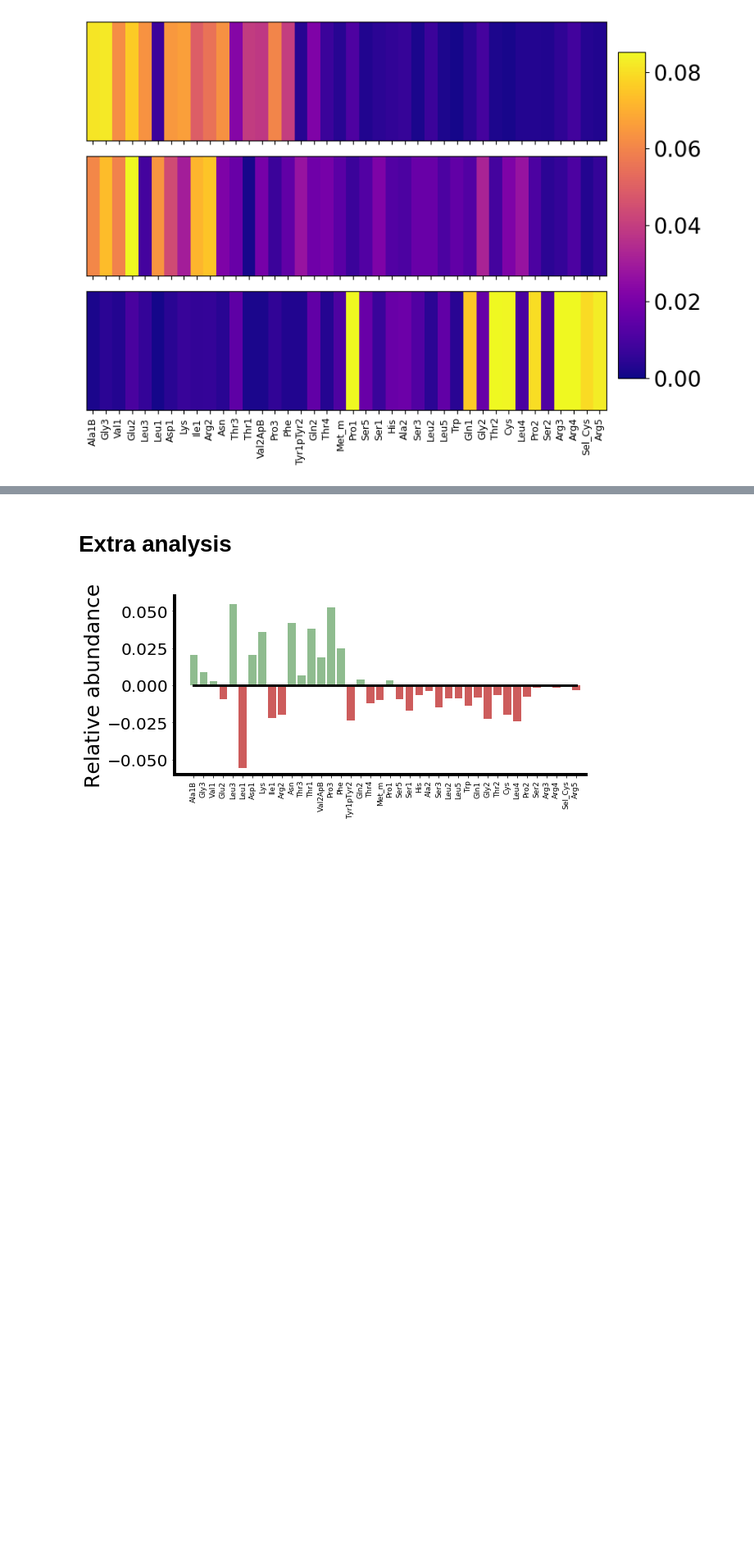
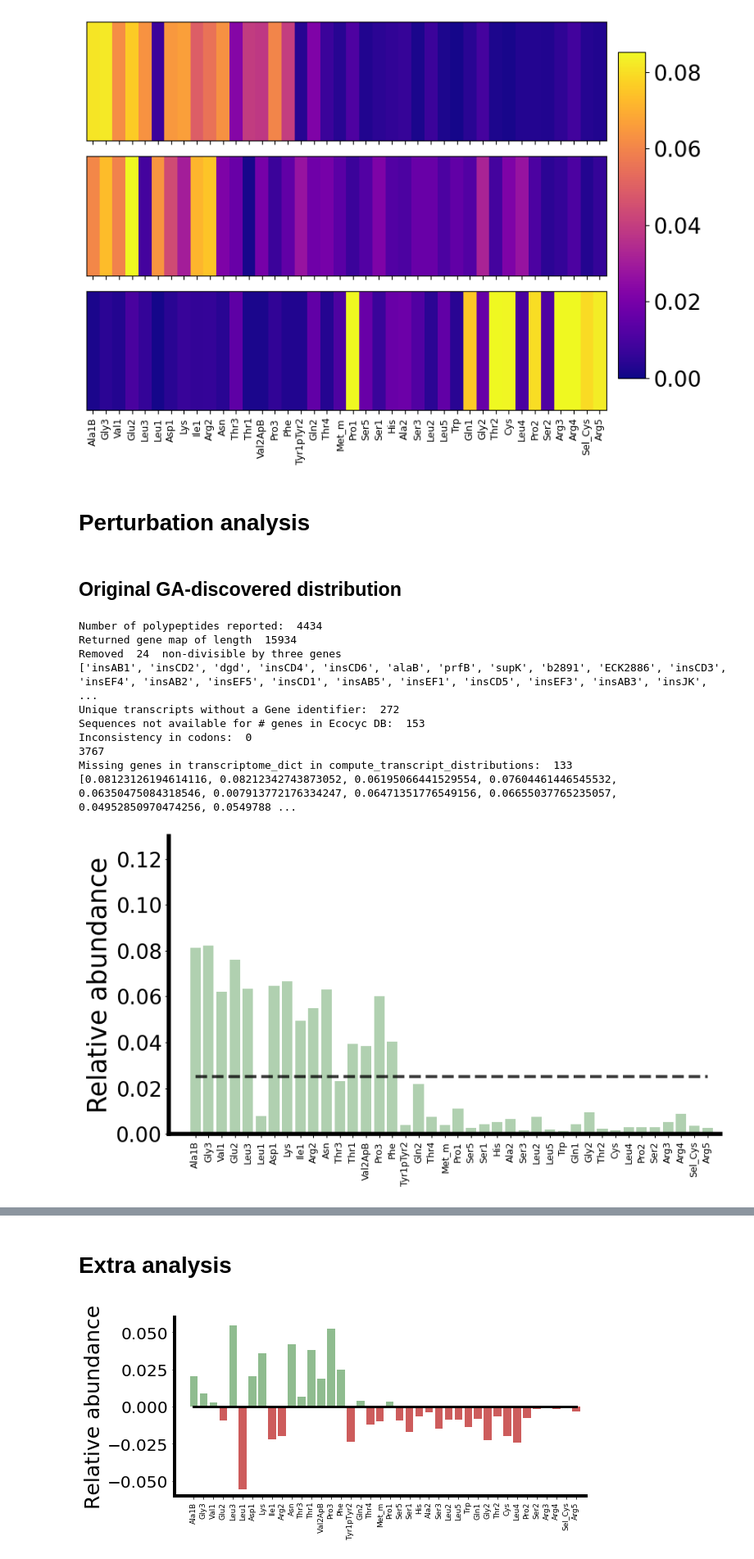
Before and after one commit to EndyLab/tRNACAD, a Jupyter notebook: tRNACodonGAOptimization.ipynb, the cells around one changed output, grey strips where cells are left out. Shown at 82% size. Drawn from its saved outputs; the diff is of its cells as text; code cells hidden in the pictures; blank space fills up the shorter version.

```diff
--- a/tRNACodonGAOptimization.ipynb
+++ b/tRNACodonGAOptimization.ipynb
@@ -412,3 +368,73 @@ plt.tight_layout()
 plt.show()
 # %% [output]
 [figure]
+# %% [markdown]
+# Perturbation analysis
+# %% [markdown]
+## Original GA-discovered distribution
+# %%
+tRNA_tags = ["Ala1B", "Ala2", "Arg2", "Arg3", "Arg4", "Arg5", "Asn", "Asp1", "Cys", "Gln1", "Gln2", \
+"Glu2", "Gly2", "Gly3", "His", "Ile1", "Leu1", "Leu2", "Leu3", "Leu4", "Leu5", "Lys", \
+"Met_m", "Phe", "Pro1", "Pro2", "Pro3", "Sel_Cys", "Ser1", "Ser2", "Ser3", "Ser5", "Thr1", \
+"Thr2", "Thr3", "Thr4", "Trp", "Tyr1pTyr2", "Val1", "Val2ApB"]
+codon_tags = ['GGG', 'GGA', 'GGU', 'GGC', 'GAG', 'GAA', 'GAU', 'GAC', 'GUG', 'GUA', 'GUU', 'GUC', 'GCG', 'GCA', 'GCU', 'GCC', 'AGG', 'AGA', 'AGU', 'AGC', 'AAG', 'AAA', 'AAU', 'AAC', 'AUG', 'AUA', 'AUU', 'AUC', 'ACG', 'ACA', 'ACU', 'ACC', 'UGG', 'UGA', 'UGU', 'UGC', 'UAU', 'UAC', 'UUG', 'UUA', 'UUU', 'UUC', 'UCG', 'UCA', 'UCU', 'UCC', 'CGG', 'CGA', 'CGU', 'CGC', 'CAG', 'CAA', 'CAU', 'CAC', 'CUG', 'CUA', 'CUU', 'CUC', 'CCG', 'CCA', 'CCU', 'CCC']
+
+#Load elongation rate per codon
+codon_elongt = compute_codon_elongt(gr25_ptRNA, len(gr25_pCodon), ensmbl_latency_dict)
+gene_map,gene_latency = compute_gene_elongt(codon_elongt)
+pCodon_transcriptome, transcriptome_elongt = compute_transcript_distributions(gene_map,gene_latency)
+pCodon_WT = np.array(pCodon_transcriptome)
+
+ptRNA_dict, pcodon_dict, codon_dict, codonLabels, pCodon, tRNA_dict = cognateDistrib(gr25_ptRNA,pCodon_transcriptome,extra2=True)
+codon_sorted_indices = np.flip(pCodon.argsort())
+pCodon_sorted = pCodon[codon_sorted_indices]
+codon_sorted = codonLabels[codon_sorted_indices]
+
+#Sort tRNA by codon usage in transcriptome and plot baseline tRNA frequency
+tRNA_sum_dict = tRNA_dict.copy()
+tRNA_weightedbycodon = list()
+for keys in tRNA_dict.keys():
+    tRNA_sum_dict[keys] = (sum([pcodon_dict[tRNA_key] for tRNA_key in tRNA_dict[keys]]))
+tRNA_weightedbycodon = list(tRNA_sum_dict.values())/sum(tRNA_sum_dict.values())
+tRNA_sorted_indices = np.flip(tRNA_weightedbycodon.argsort())
+tRNA_sorted = np.array(tRNA_tags)[tRNA_sorted_indices]
+ptRNA_sorted = gr25_ptRNA[tRNA_sorted_indices]
+
+#Resort ptRNA_min and plot
+ptRNA_list_fast=np.load('./data/UniformRandomtRNA_WTCodonUsage_2ksample_fasttRNA_ptRNA.npy')
+elongt_list_fast =np.load('./data/UniformRandomtRNA_WTCodonUsage_2ksample_fasttRNA_elongt.npy')
+
+ptRNA_min = ptRNA_list_fast[np.argmin(elongt_list_fast)]
+ptRNA_min_dict = dict(zip(tRNA_tags,ptRNA_min))
+ptRNA_min_sorted=[ptRNA_min_dict[tRNA] for tRNA in tRNA_sorted]
+fig,ax = plt.subplots(figsize=(9,5))
+#ax.bar(np.arange(40),ptRNA_sorted,color='#39568CFF',width=0.8,alpha=0.5)
+ax.bar(np.arange(40),ptRNA_min_sorted,color='darkseagreen',width=0.8,alpha=0.7)
+ax.plot(np.arange(40),[1/40]*40,color='black',linewidth=3,linestyle='dashed',alpha=0.5)
+ax.plot(np.arange(40),[1/40]*40,color='black',linewidth=3,linestyle='dashed',alpha=0.5)
+plt.xticks(range(len(tRNA_tags)), tRNA_sorted,rotation='vertical')
+
+ax.spines['left'].set_linewidth(4)
+ax.spines['bottom'].set_linewidth(4)
+ax.spines['top'].set_linewidth(0)
+ax.spines['right'].set_linewidth(0)
+ax.set_xlim(-2,40)
+ax.set_ylabel('Relative abundance',fontsize=25)
+ax.tick_params(axis='y', which='major', labelsize=20)
+ax.tick_params(axis='x', which='major', labelsize=9)
+ax.set_ylim(0,0.13)
+
+plt.tight_layout()
+print(ptRNA_min_sorted)
+# %% [output]
+Number of polypeptides reported:  4434
+Returned gene map of length  15934
+Removed  24  non-divisible by three genes
+['insAB1', 'insCD2', 'dgd', 'insCD4', 'insCD6', 'alaB', 'prfB', 'supK', 'b2891', 'ECK2886', 'insCD3', 'insEF4', 'insAB2', 'insEF5', 'insCD1', 'insAB5', 'insEF1', 'insCD5', 'insEF3', 'insAB3', 'insJK', ...
+Unique transcripts without a Gene identifier:  272
+Sequences not available for # genes in Ecocyc DB:  153
+Inconsistency in codons:  0
+3767
+Missing genes in transcriptome_dict in compute_transcript_distributions:  133
+[0.08123126194614116, 0.08212342743873052, 0.06195066441529554, 0.07604461446545532, 0.06350475084318546, 0.007913772176334247, 0.06471351776549156, 0.06655037765235057, 0.04952850970474256, 0.0549788 ...
+[figure, added]
```
Also changed, not shown: parts of 12 cells of this notebook, 3 other files.
